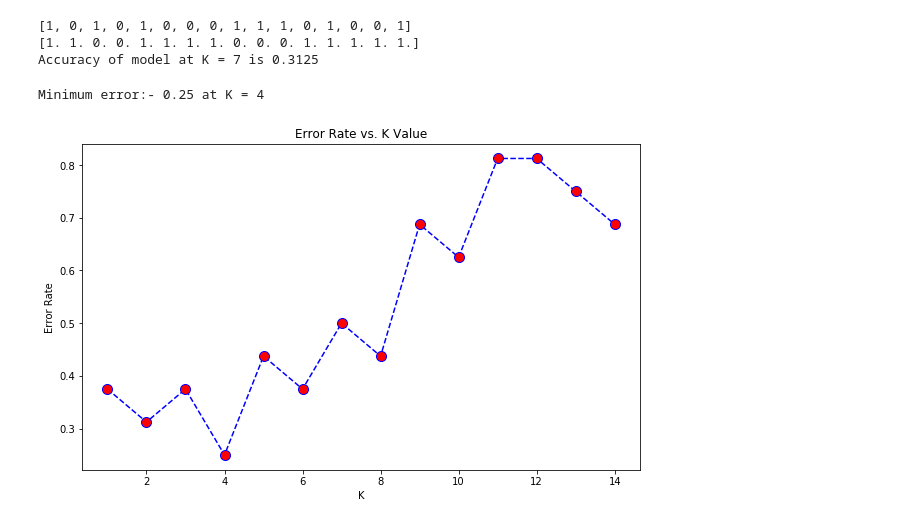
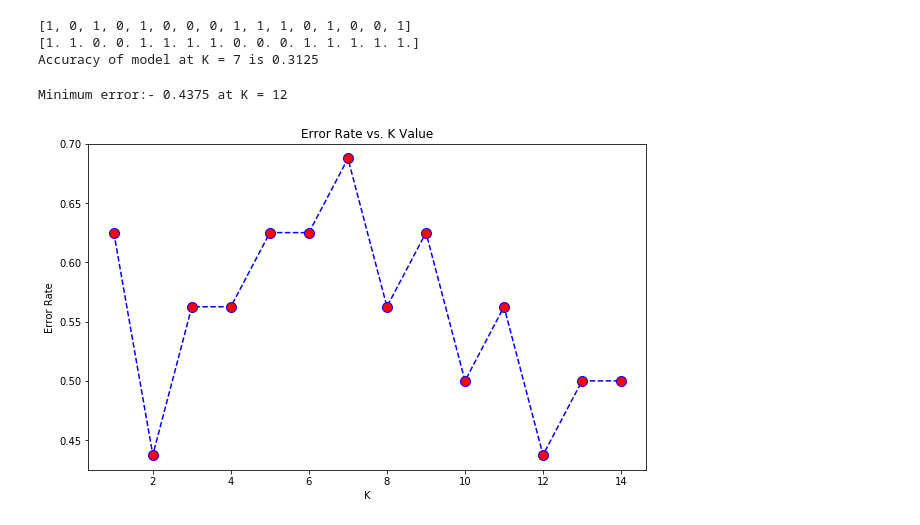
Before and after one commit to rajatjain007/FIFAWorldCupPrediction, a Jupyter notebook: KNN/phase2.ipynb, the cells around one changed output. Cells and saved outputs as stored; diff of their text form; code cells hidden in the pictures.

```diff
--- a/KNN/phase2.ipynb
+++ b/KNN/phase2.ipynb
@@ -115,27 +115,27 @@ Accuracy of model at K = 7 is 0.3125
 # %%
 # Find Optimal Value of k
 error_rate = []
 for i in range(1,15):
- predictionTest_i = k_nearest_neighbors(i, featuresTrain, targetsTrain, featuresTest, manhattan_distance)
+ predictionTest_i = k_nearest_neighbors(i, featuresTrain, targetsTrain, featuresTest, hamming_distance)
  error_rate.append(np.mean(predictionTest_i != targetsTest))
 
 # Calculate Index with Minimum Error Rate
 k_min = 100000
 for i in range(0,14):
     if error_rate[i] <= k_min:
         k_min = error_rate[i]
         k_index = i + 1
 
 # Generate Graph
 plt.figure(figsize=(10,6))
 plt.plot(range(1,15),error_rate,color='blue', linestyle='dashed',
          marker='o',markerfacecolor='red', markersize=10)
 plt.title('Error Rate vs. K Value')
 plt.xlabel('K')
 plt.ylabel('Error Rate')
 print("Minimum error:-",min(error_rate),"at K =", k_index)
 
 k = k_index
 # %% [output]
-Minimum error:- 0.25 at K = 4
+Minimum error:- 0.4375 at K = 12
-[figure, old version]
+[figure, new version]
```
Also changed, not shown: parts of 2 cells of this notebook, 4 other files.
